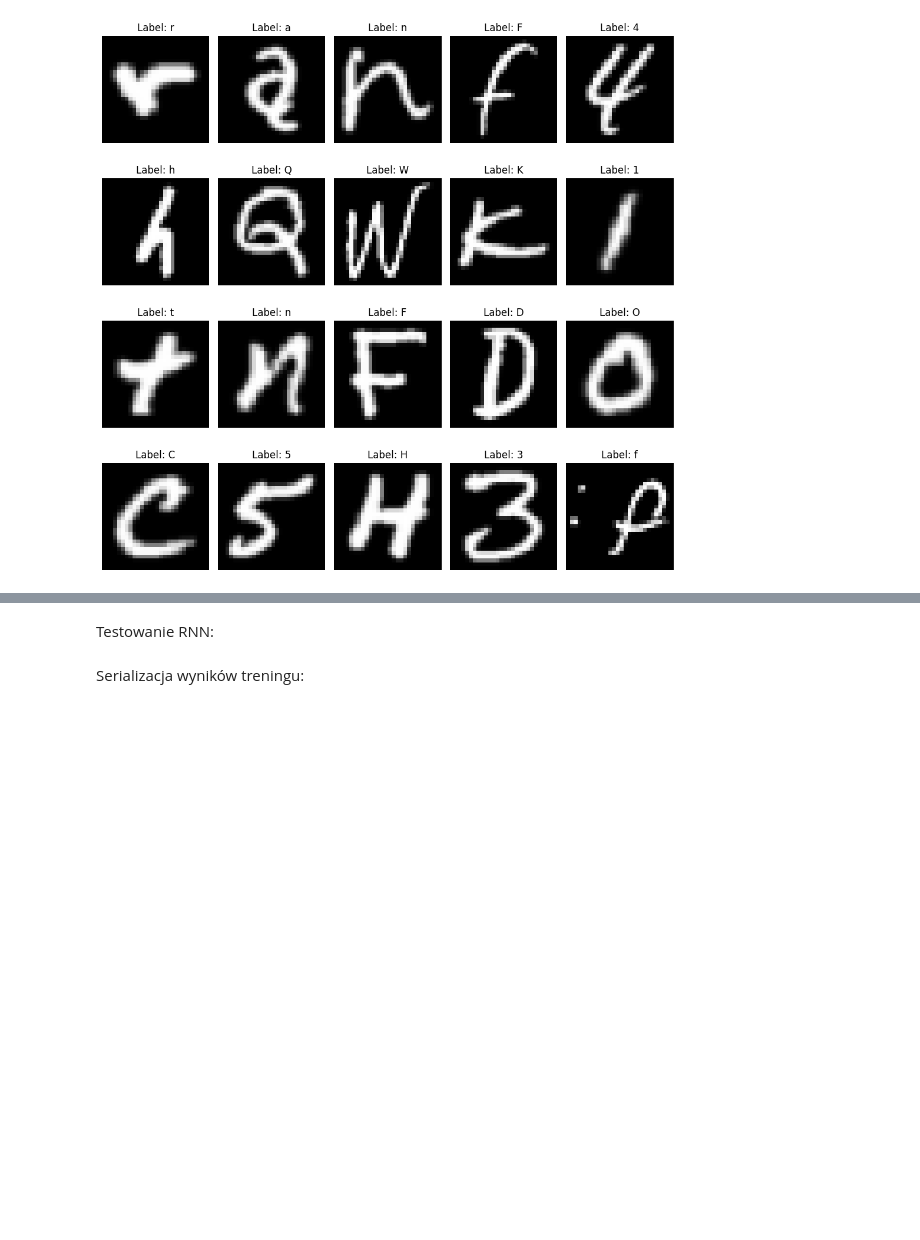
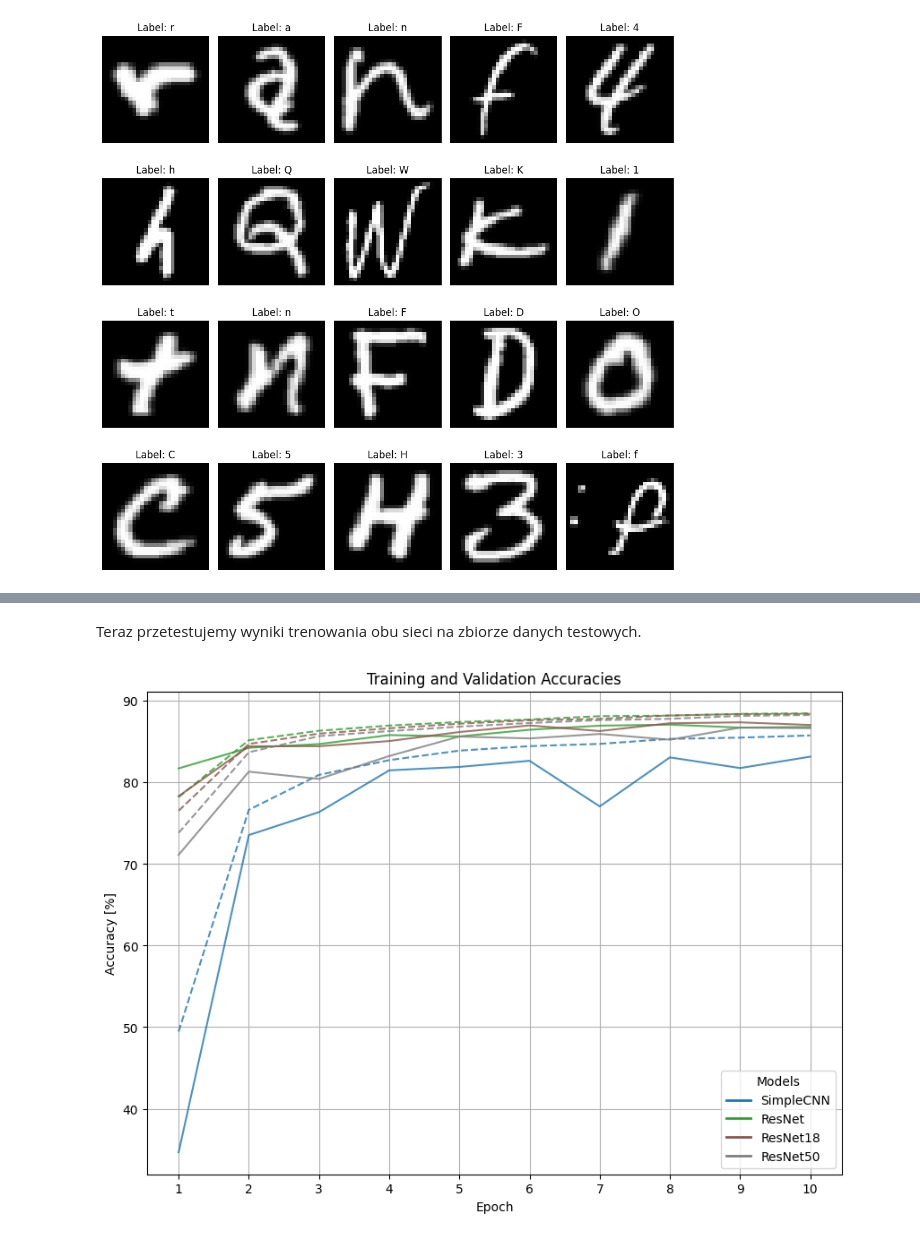
Before and after one commit to dziobex/emnist, a Jupyter notebook: note.ipynb, the cells around one changed output, grey strips where cells are left out. Saved outputs shown, nothing was run; the diff lists cells and outputs as text; code cells hidden in the pictures; blank space fills up the shorter version.

```diff
--- a/note.ipynb
+++ b/note.ipynb
@@ -148,8 +177,5 @@ from models import CNNBlock, SimpleCNN
 from models import ResidualBlock, ResNet
 # %%
-from torch.utils.data import Dataset, DataLoader
-from torchvision import transforms
-
 device = torch.device('cuda' if torch.cuda.is_available() else 'cpu')
 
 class EMNISTDataset(Dataset):
@@ -158,7 +184,9 @@ class EMNISTDataset(Dataset):
         self.y = y.astype('int64')
         self.transform = transforms.Compose([
             transforms.ToPILImage(),
-            transforms.RandomAffine(degrees=10, translate=(0.1, 0.1), scale=(0.9, 1.1)),
+            transforms.RandomRotation(10),  # Random rotations within ±10°
+            transforms.RandomAffine(degrees=0, translate=(0.1, 0.1)),  # Small random translations
+            transforms.RandomApply([transforms.GaussianBlur(kernel_size=(3, 3))], p=0.3),  # Light Gaussian blur
             transforms.ToTensor(),
             transforms.Normalize((0.5,), (0.5,))
         ])
@@ -176,13 +204,13 @@ train_X = train.iloc[:, 1:].reset_index(drop=True).values / 255.0
 train_y = train.iloc[:, 0].reset_index(drop=True).values
 
 train_dataset = EMNISTDataset(train_X, train_y)
-train_dataloader = DataLoader(train_dataset, batch_size=1024, shuffle=True)
+train_dataloader = DataLoader(train_dataset, batch_size=512, shuffle=True)
 # %%
 test_X = test.iloc[:, 1:].reset_index(drop=True).values / 255.0
 test_y = test.iloc[:, 0].reset_index(drop=True).values
 
 test_dataset = EMNISTDataset(test_X, test_y)
-test_dataloader = DataLoader(test_dataset, batch_size=1024, shuffle=True)
+test_dataloader = DataLoader(test_dataset, batch_size=512, shuffle=True)
 # %%
 sampleX, sampley = next(iter(train_dataloader))
 
@@ -217,0 +226,7 @@ scaler_rn = GradScaler()
+# %%
+models = {
+    "SimpleCNN": SimpleCNN().to(device),
+    "ResNet": ResNet(ResidualBlock, layers=[1, 1, 1, 1], num_classes=47).to(device),
+    "ResNet18": ResNet(ResidualBlock, layers=[2, 2, 2, 2], num_classes=47).to(device),
+    "ResNet50": ResNet(ResidualBlock, layers=[3, 4, 6, 3], num_classes=47).to(device)
+}
@@ -389,2 +352,0 @@ print("Finished Training")
-# %% [markdown]
-Testowanie RNN:
@@ -420,2 +352,0 @@ plt.show()
-# %% [markdown]
-Serializacja wyników treningu:
@@ -424,0 +353,30 @@ torch.save(model_rn.state_dict(), 'model_rnn.pth')
+# %% [markdown]
+Teraz przetestujemy wyniki trenowania obu sieci na zbiorze danych testowych.
+# %%
+import matplotlib.pyplot as plt
+import matplotlib.cm as cm
+
+colors = cm.tab10
+
+plt.figure(figsize=(10, 7))
+
+legend_handles = []
+
+for idx, (model_name, metrics) in enumerate(results.items()):
+    base_color = colors(idx / len(results))
+    epochs = range(1, len(metrics["train_accuracies"]) + 1)
+
+    plt.plot(epochs, metrics["train_accuracies"], color=base_color, linestyle="--", alpha=0.8)
+    plt.plot(epochs, metrics["val_accuracies"], color=base_color, linestyle="-", alpha=0.8)
+
+    legend_handles.append(plt.Line2D([0], [0], color=base_color, lw=2, label=model_name))
+
+plt.xlabel("Epoch")
+plt.ylabel("Accuracy [%]")
+plt.title("Training and Validation Accuracies")
+plt.xticks(range(1, EPOCHS + 1))
+plt.legend(handles=legend_handles, title="Models")
+plt.grid(True)
+plt.show()
+# %% [output]
+[figure, added]
```
Also changed, not shown: parts of 38 cells of this notebook, 5 other files.
